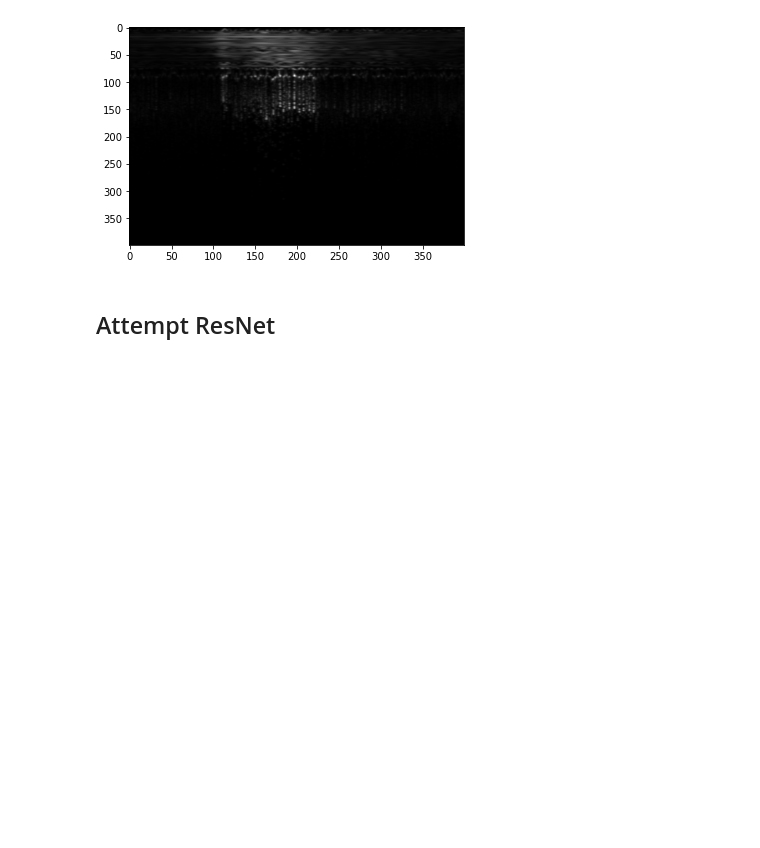
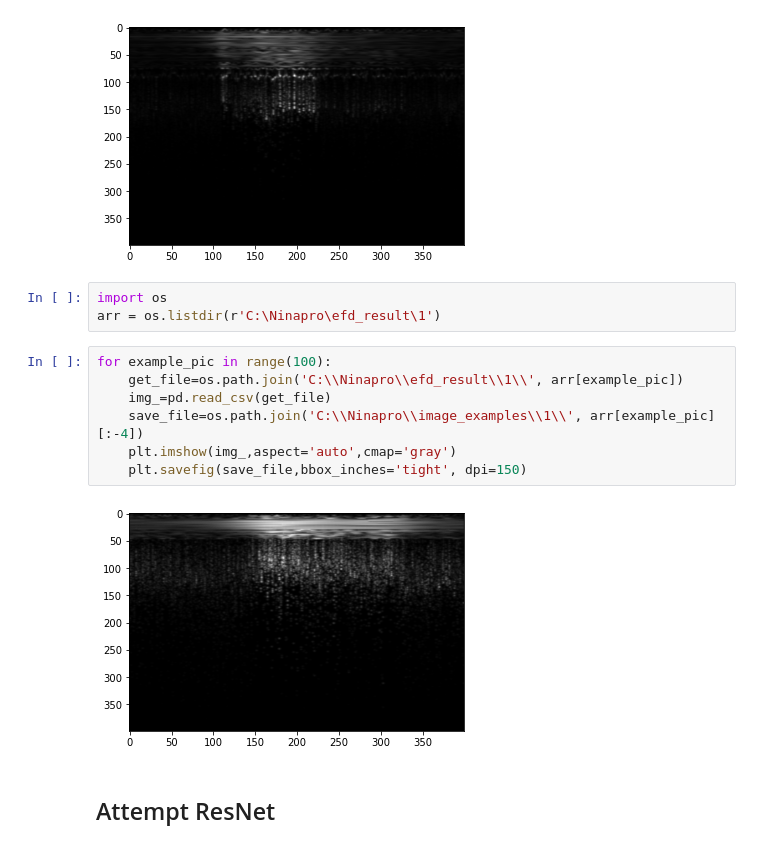
Before and after one commit to chenkecoco1/EMG_Analysis, a Jupyter notebook: EWT & EFD.ipynb, the cells around one changed output. Cells and saved outputs as stored; diff of their text form; blank space fills up the shorter version.

```diff
--- a/EWT & EFD.ipynb
+++ b/EWT & EFD.ipynb
@@ -455,6 +455,18 @@ plt.imshow(img_tt3,aspect='auto',cmap='gray')
 # %% [output]
 <matplotlib.image.AxesImage at 0x...>
 [figure]
+# %%
+import os
+arr = os.listdir(r'C:\Ninapro\efd_result\1')
+# %%
+for example_pic in range(100):
+    get_file=os.path.join('C:\\Ninapro\\efd_result\\1\\', arr[example_pic])
+    img_=pd.read_csv(get_file)
+    save_file=os.path.join('C:\\Ninapro\\image_examples\\1\\', arr[example_pic][:-4])
+    plt.imshow(img_,aspect='auto',cmap='gray')
+    plt.savefig(save_file,bbox_inches='tight', dpi=150)
+# %% [output]
+[figure, added]
 # %% [markdown]
 ## Attempt ResNet
 # %%
```
